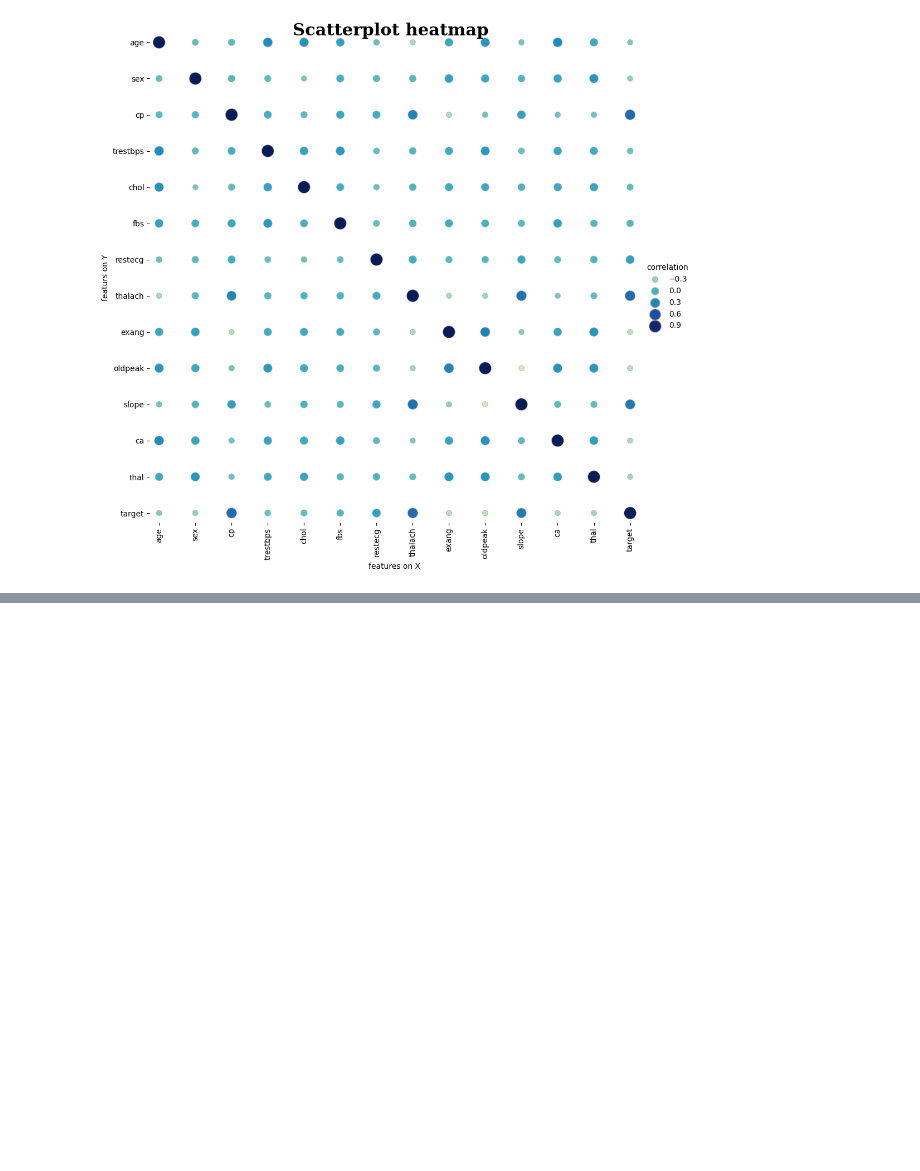
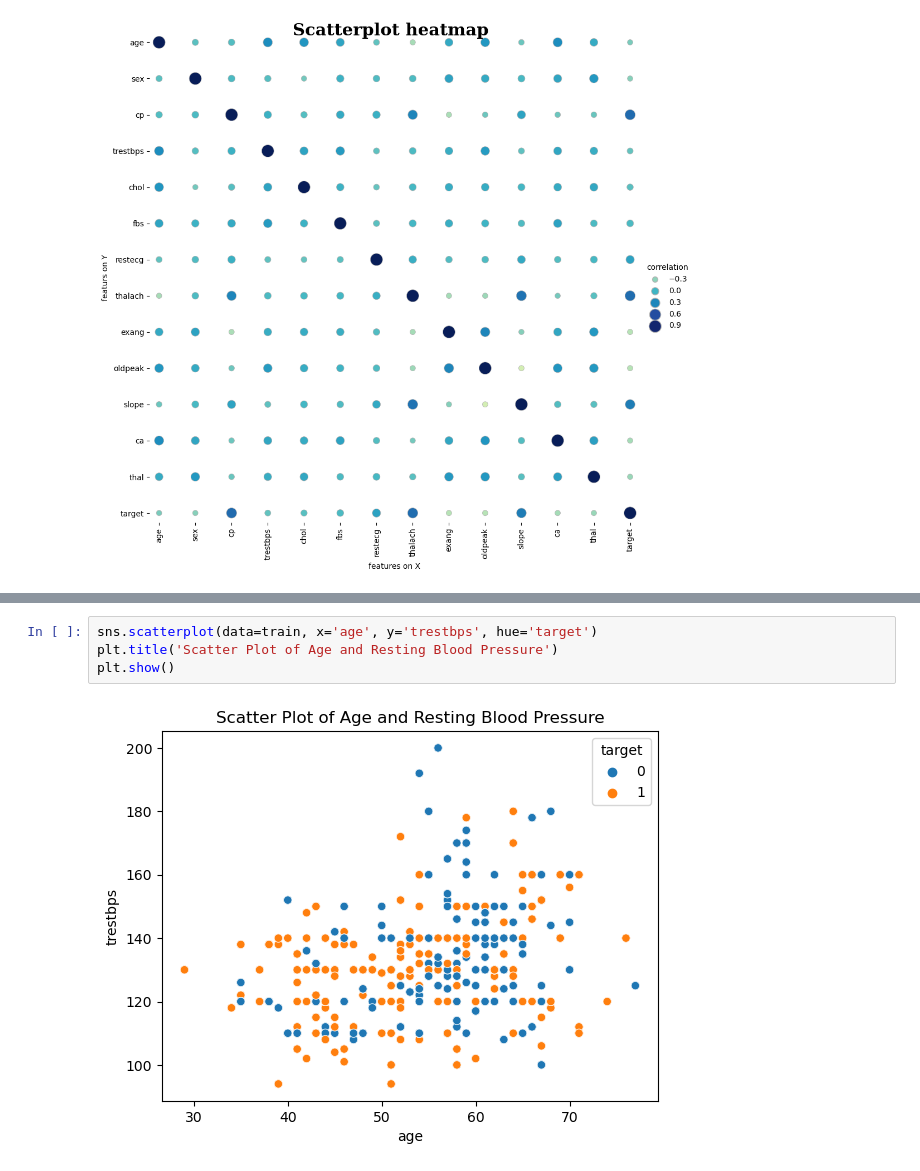
Before and after one commit to FirstNet-Systems-UK/Heart-Disease-Prediction-Model, a Jupyter notebook: heart-disease-prediction.ipynb, the cells around one changed output, grey strips where cells are left out. Saved outputs shown, nothing was run; the diff lists cells and outputs as text; blank space fills up the shorter version.

```diff
--- a/heart-disease-prediction.ipynb
+++ b/heart-disease-prediction.ipynb
@@ -224,0 +230,6 @@ plt.show()
+# %%
+sns.scatterplot(data=train, x='age', y='trestbps', hue='target')
+plt.title('Scatter Plot of Age and Resting Blood Pressure')
+plt.show()
+# %% [output]
+[figure, added]
```
Also changed, not shown: parts of 6 cells of this notebook.
